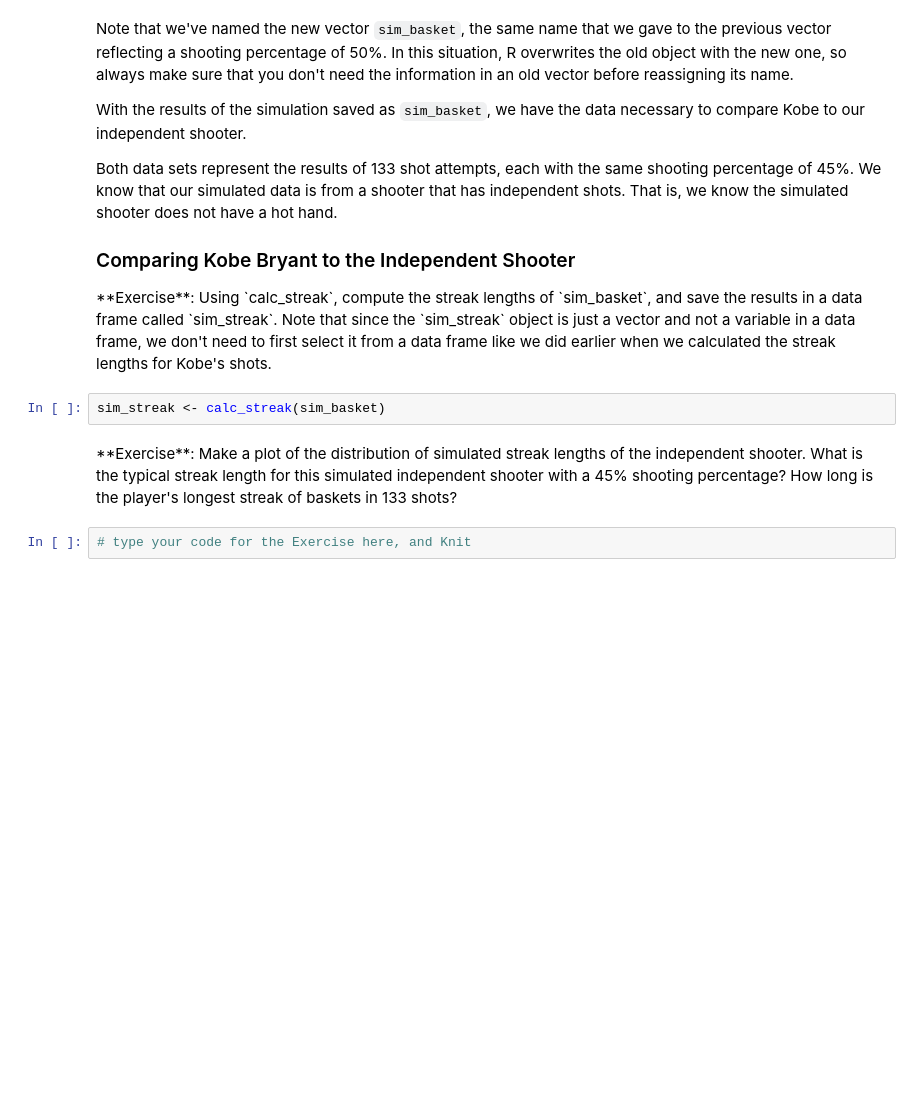
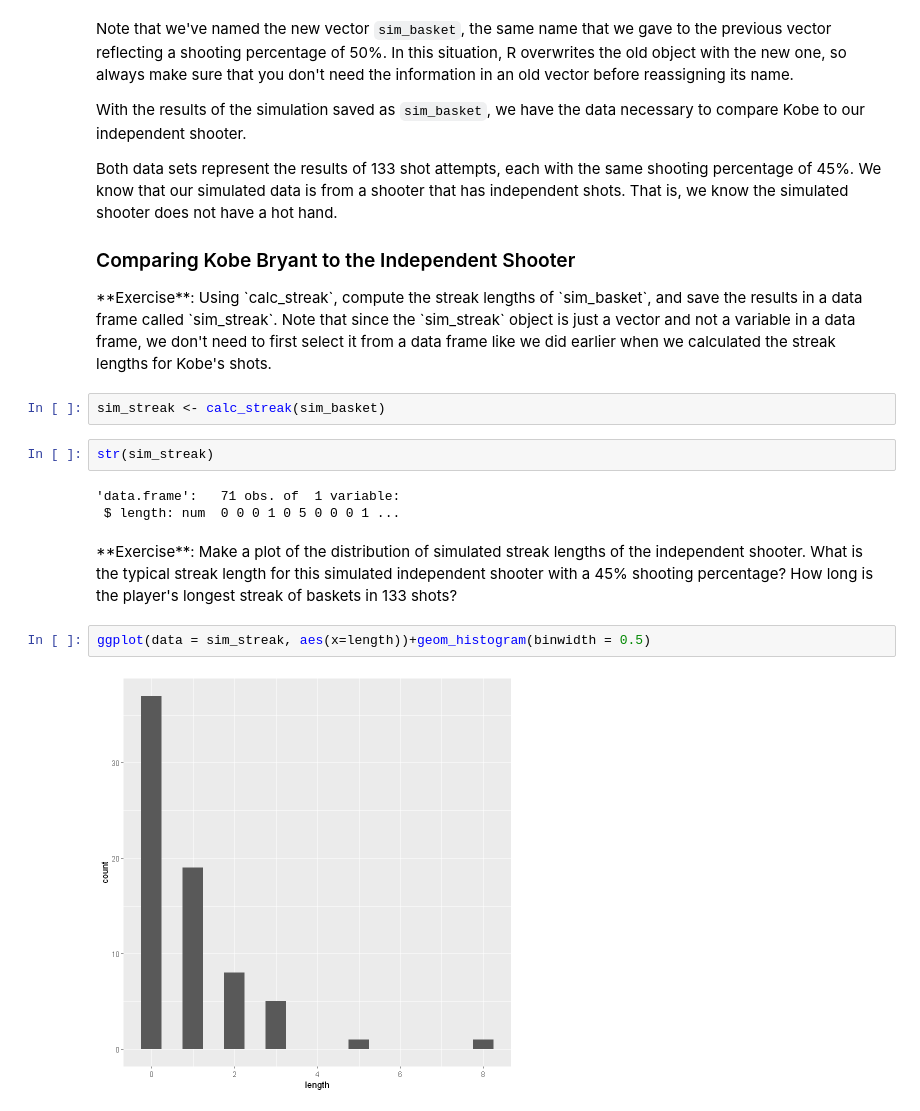
Before and after one commit to alanwake47/statistics_with_r_specialization, a Jupyter notebook: week3/probability_week3.ipynb, the cells around one changed output. Cells and saved outputs as stored; diff of their text form; blank space fills up the shorter version.

```diff
--- a/week3/probability_week3.ipynb
+++ b/week3/probability_week3.ipynb
@@ -295,13 +295,20 @@ a hot hand.
 </div>
 # %%
 sim_streak <- calc_streak(sim_basket)
+# %%
+str(sim_streak)
+# %% [output]
+'data.frame':   71 obs. of  1 variable:
+ $ length: num  0 0 0 1 0 5 0 0 0 1 ...
 # %% [markdown]
 
 <div id="exercise">
 **Exercise**: Make a plot of the distribution of simulated streak lengths of the independent shooter. What is the typical streak length for this simulated independent shooter with a 45% shooting percentage? How long is the player's longest streak of baskets in 133 shots?
 </div>
-# %%
-# type your code for the Exercise here, and Knit
+# %%
+ggplot(data = sim_streak, aes(x=length))+geom_histogram(binwidth = 0.5)
+# %% [output]
+[figure, added]
 # %% [markdown]
 4.  If you were to run the simulation of the independent shooter a second time, how
 would you expect its streak distribution to compare to the distribution from the
```
Also changed, not shown: parts of 1 cell of this notebook.
